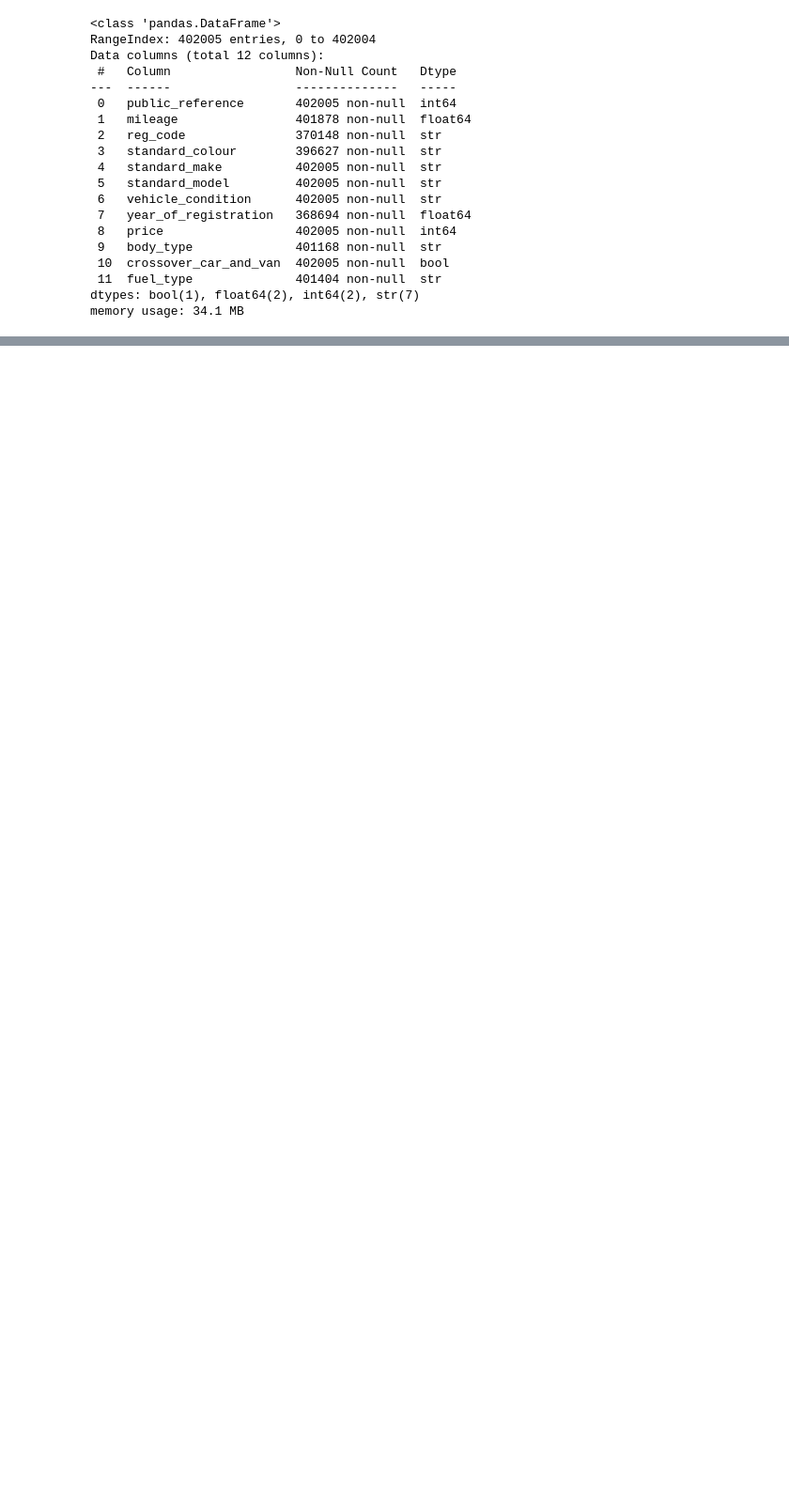
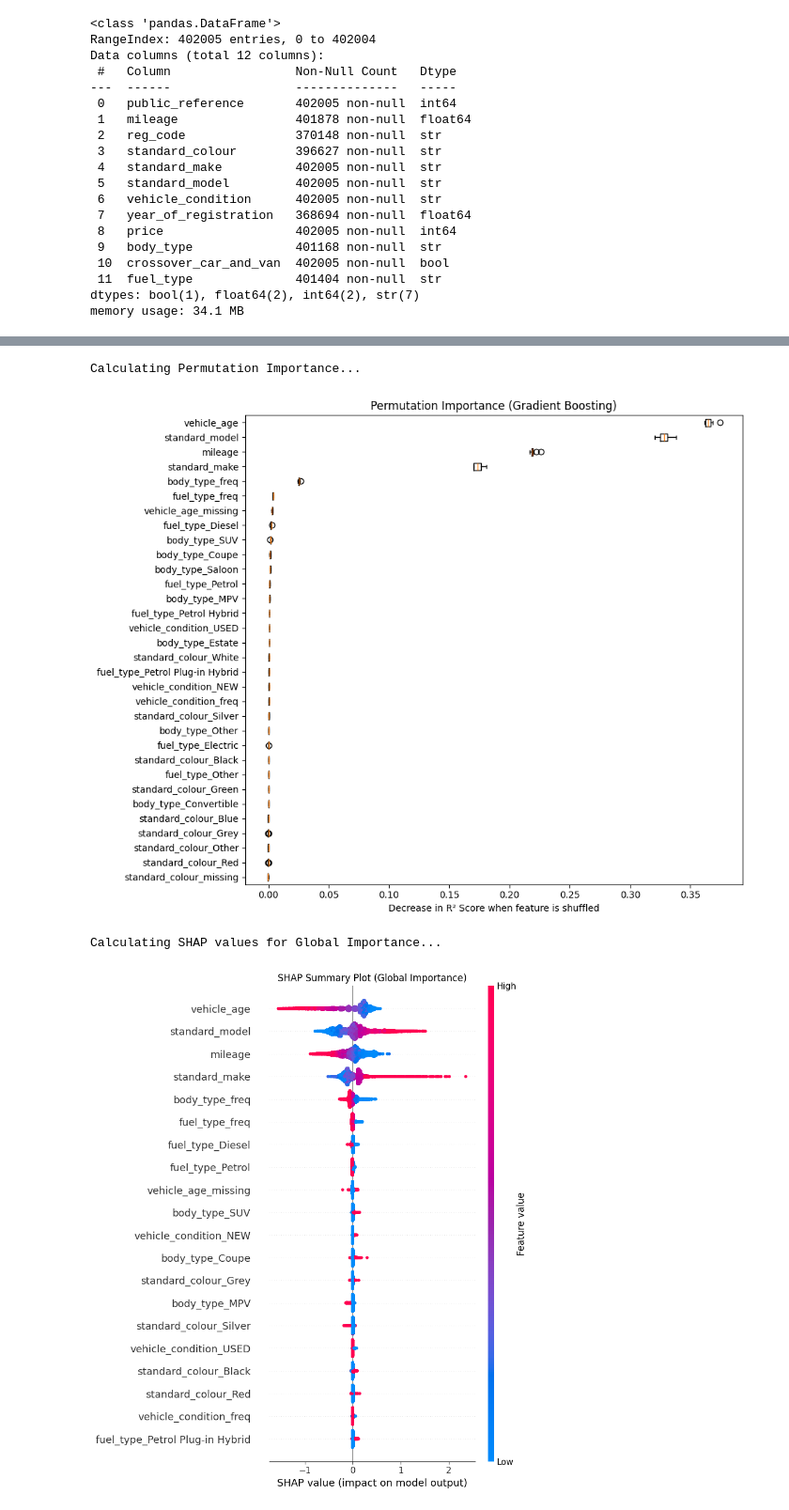
Before and after one commit to Ashwashhere/AdvancedMachineLearning_CarValuation, a Jupyter notebook: notebook.ipynb, the cells around one changed output, grey strips where cells are left out. Shown at 94% size. Saved outputs shown, nothing was run; the diff lists cells and outputs as text; code cells hidden in the pictures; blank space fills up the shorter version.

```diff
--- a/notebook.ipynb
+++ b/notebook.ipynb
@@ -315,0 +478,48 @@ Common features selected by both (3):
+# %%
+# 5. Feature Importance
+
+# Define the model to explain
+model_to_explain = best_gb
+
+# Permutation Importance
+print("Calculating Permutation Importance...")
+perm_result = permutation_importance(
+    model_to_explain, X_val_sub, y_val,
+    n_repeats=10, random_state=99, n_jobs=-1
+)
+
+# Sort features by their mean importance
+sorted_idx = perm_result.importances_mean.argsort()
+
+# Plot Permutation Importance
+plt.figure(figsize=(10, 8))
+plt.boxplot(
+    perm_result.importances[sorted_idx].T,
+    vert=False,
+    tick_labels=X_val_sub.columns[sorted_idx]
+)
+plt.title("Permutation Importance (Gradient Boosting)")
+plt.xlabel("Decrease in R² Score when feature is shuffled")
+plt.tight_layout()
+plt.show()
+
+
+# SHAP Values for Global Importance
+print("Calculating SHAP values for Global Importance...")
+
+# Initialise the SHAP explainer for the tree model
+global_explainer = shap.TreeExplainer(model_to_explain)
+
+# Calculate SHAP values for the entire validation set
+shap_values = global_explainer.shap_values(X_val_sub)
+
+# Generate the SHAP Summary Plot
+plt.figure(figsize=(10, 8))
+plt.title("SHAP Summary Plot (Global Importance)")
+shap.summary_plot(shap_values, X_val_sub)
+plt.show()
+# %% [output]
+Calculating Permutation Importance...
+[figure, added]
+Calculating SHAP values for Global Importance...
+[figure, added]
```
Also changed, not shown: parts of 11 cells of this notebook.
